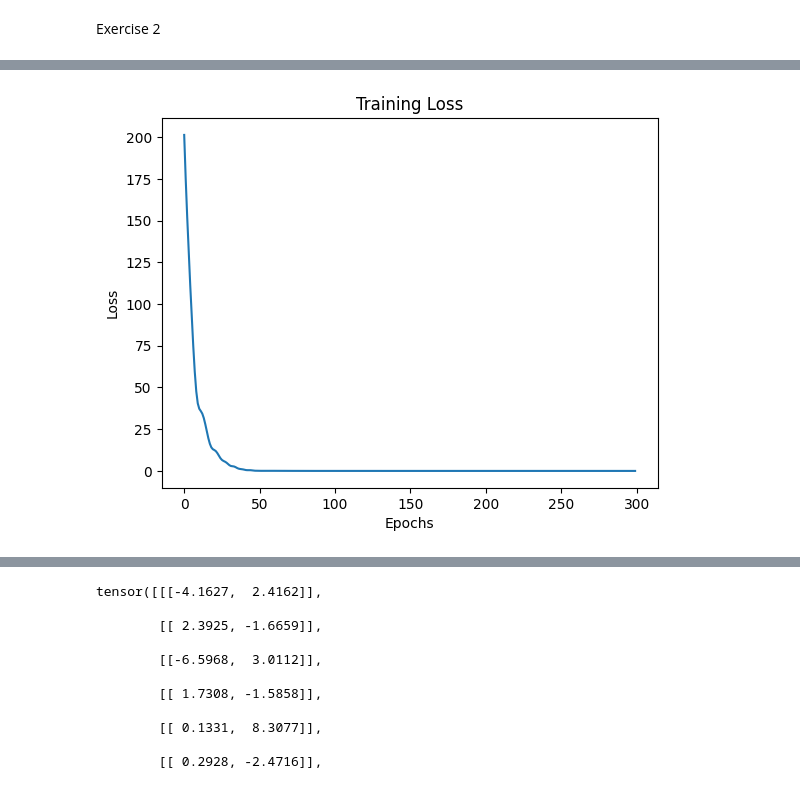
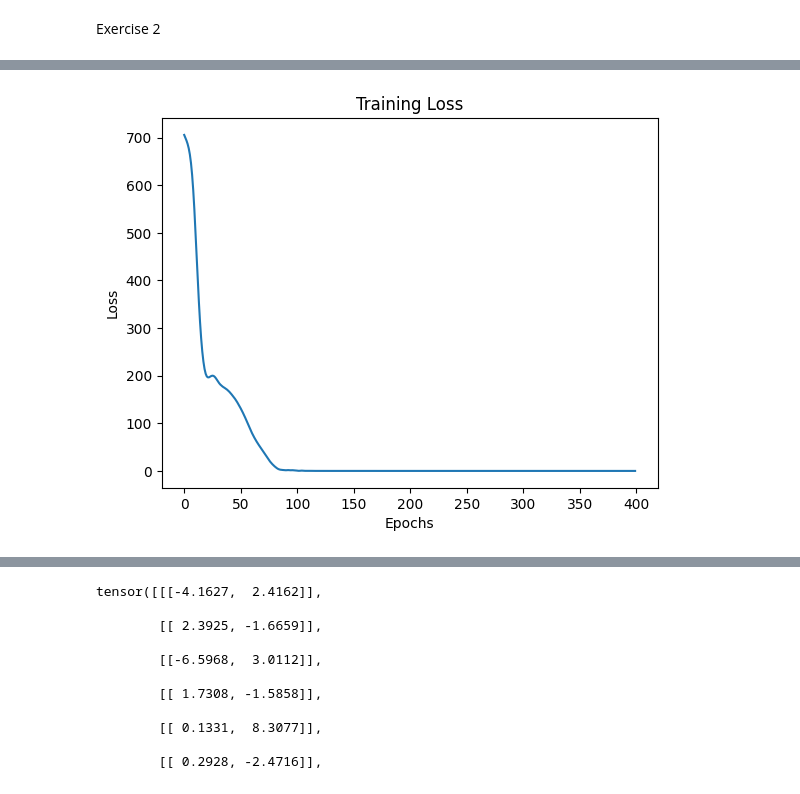
Before and after one commit to fmcknight/SCDAA, a Jupyter notebook: report.ipynb, the cells around one changed output, grey strips where cells are left out. Cells and saved outputs as stored; diff of their text form; code cells hidden in the pictures.

```diff
--- a/report.ipynb
+++ b/report.ipynb
@@ -342,16 +342,15 @@ def generate_training_data(T, num_samples):
     return t, x
 # %%
 # Function to train the neural network
-def train_net_dgm(net_dgm, t_train, x_train, epochs=300, lr=0.001):
+def train_net_dgm(net_dgm, t_train, x_train, epochs=400, lr=0.001):
     optimizer = optim.Adam(net_dgm.parameters(), lr=lr)
     criterion = nn.MSELoss()
-    tx_train = torch.cat((t_train.unsqueeze(1),x_train.squeeze(1)),dim=1)
     losses = np.array([])
 
     for epoch in range(epochs):
         optimizer.zero_grad()
         v_real=lqr_system.value_function(t_train, x_train).unsqueeze(1)
-        v_pred = net_dgm(v_real,tx_train)  # Predict value function
+        v_pred = net_dgm(t_train.unsqueeze(1),x_train.view(num_samples,2))  # Predict value function
         loss = criterion(v_pred, v_real)  # Compute loss
         loss.backward()
         optimizer.step()
@@ -369,7 +368,7 @@ t_train, x_train = generate_training_data(T, num_samples)
 vf=lqr_system.value_function(t_train, x_train)
 
 # Initialize the neural network
-net_dgm = Net_DGM(dim_x=3, dim_S=100, hidden_size=100)
+net_dgm = Net_DGM(dim_x=2, dim_S=100, hidden_size=100)
 
 # Train the neural network
 losses = train_net_dgm(net_dgm, t_train, x_train)
@@ -387 +387 @@ Epoch 200, Loss: 4.48656055596075e-06
-[figure, old version]
+[figure, new version]
```
Also changed, not shown: parts of 3 cells of this notebook.
